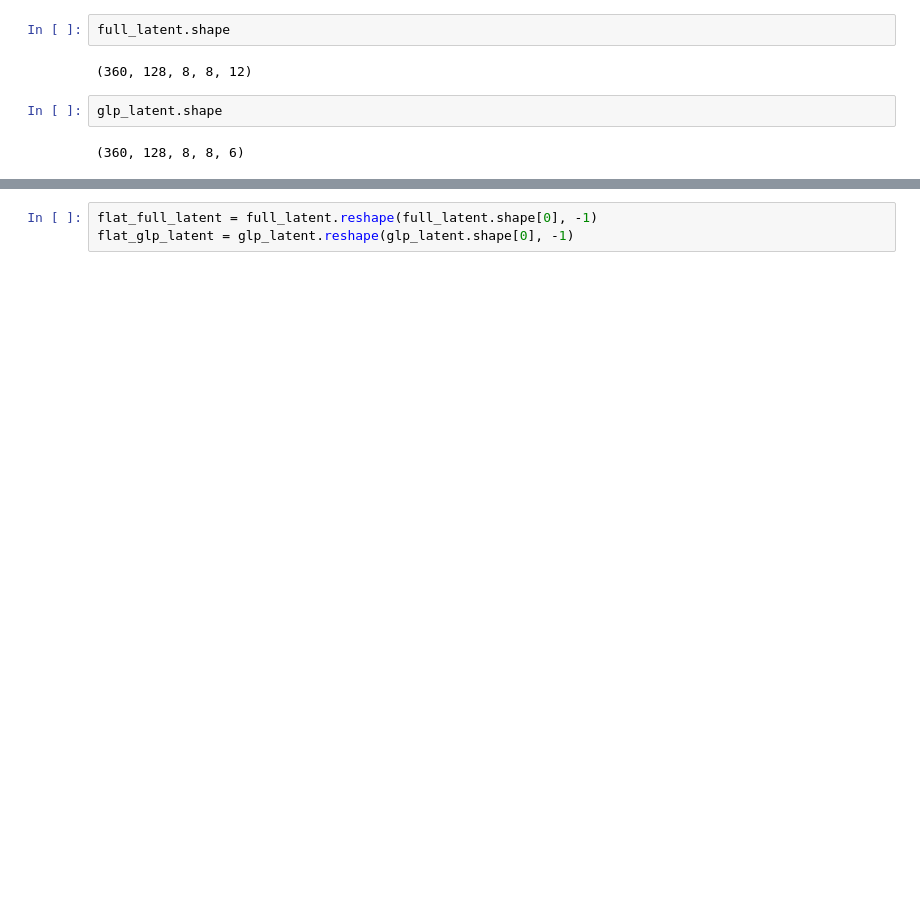
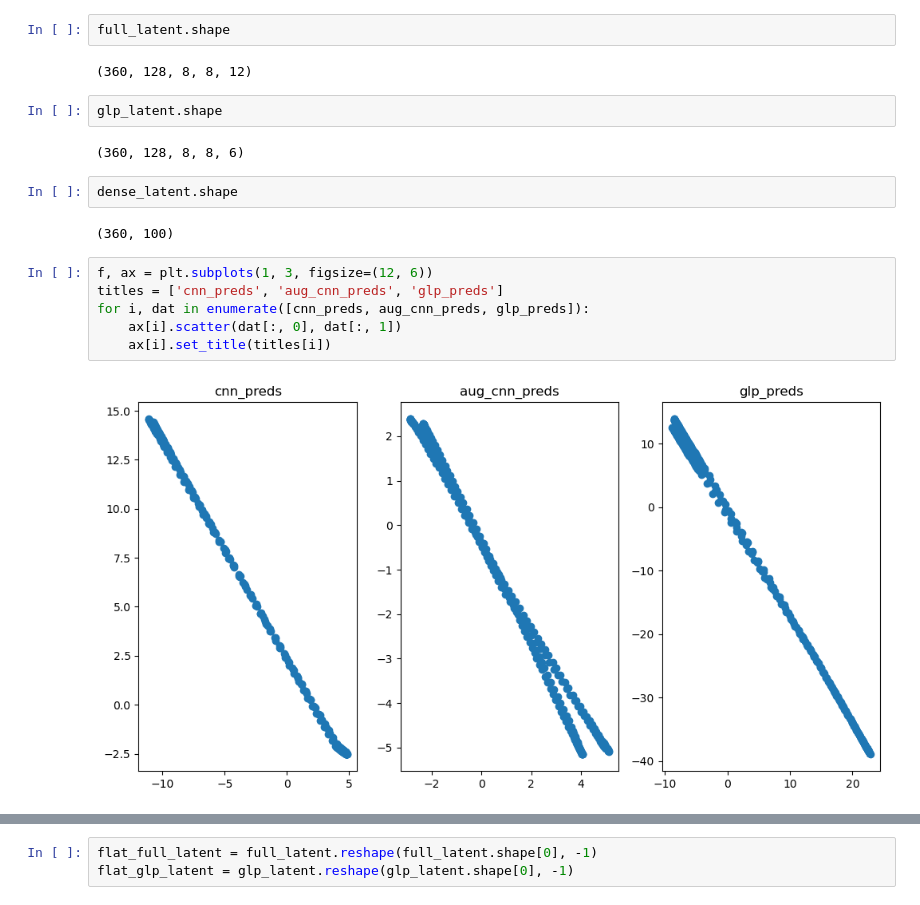
Before and after one commit to zyjux/glp, a Jupyter notebook: synth_data_network.ipynb, the cells around one changed output, grey strips where cells are left out. Saved outputs shown, nothing was run; the diff lists cells and outputs as text; blank space fills up the shorter version.

```diff
--- a/synth_data_network.ipynb
+++ b/synth_data_network.ipynb
@@ -602,3 +640,15 @@ full_latent.shape
 glp_latent.shape
 # %% [output]
 (360, 128, 8, 8, 6)
+# %%
+dense_latent.shape
+# %% [output]
+(360, 100)
+# %%
+f, ax = plt.subplots(1, 3, figsize=(12, 6))
+titles = ['cnn_preds', 'aug_cnn_preds', 'glp_preds']
+for i, dat in enumerate([cnn_preds, aug_cnn_preds, glp_preds]):
+    ax[i].scatter(dat[:, 0], dat[:, 1])
+    ax[i].set_title(titles[i])
+# %% [output]
+[figure, added]
```
Also changed, not shown: parts of 20 cells of this notebook, 1 other file.
